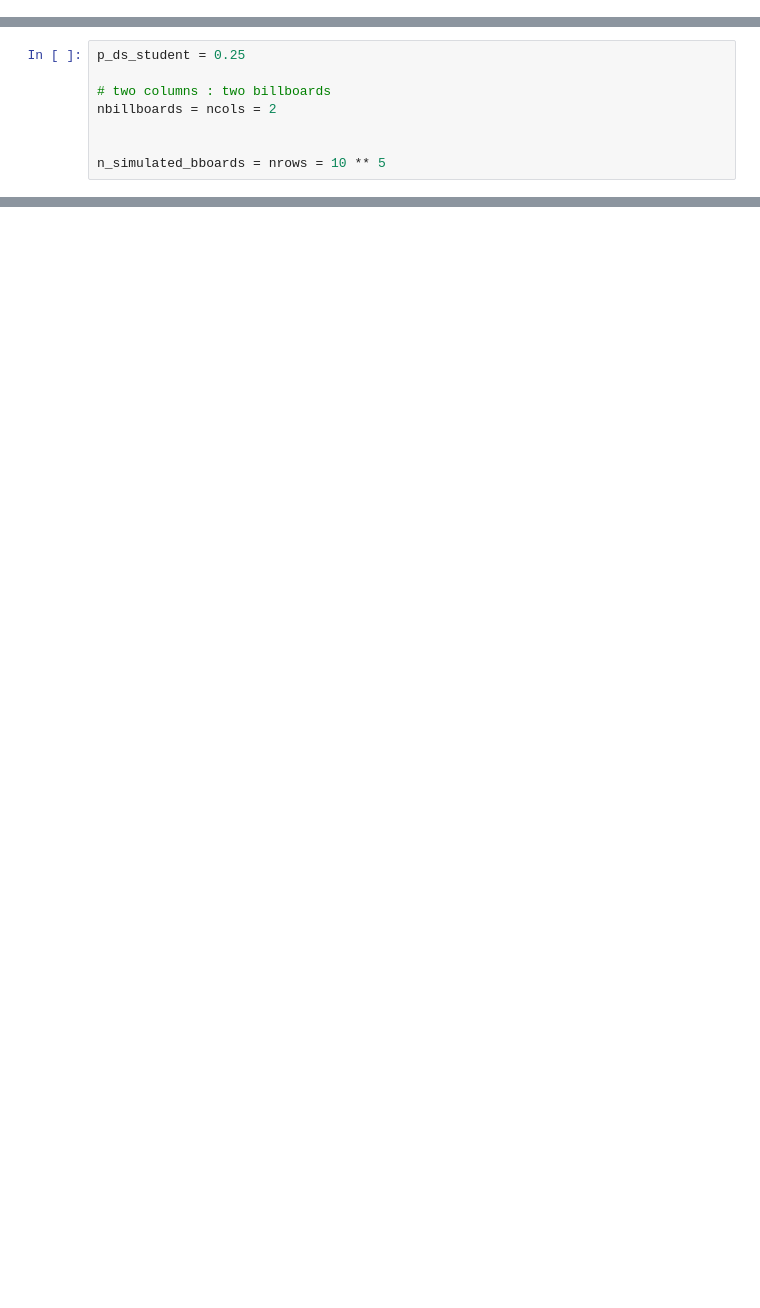
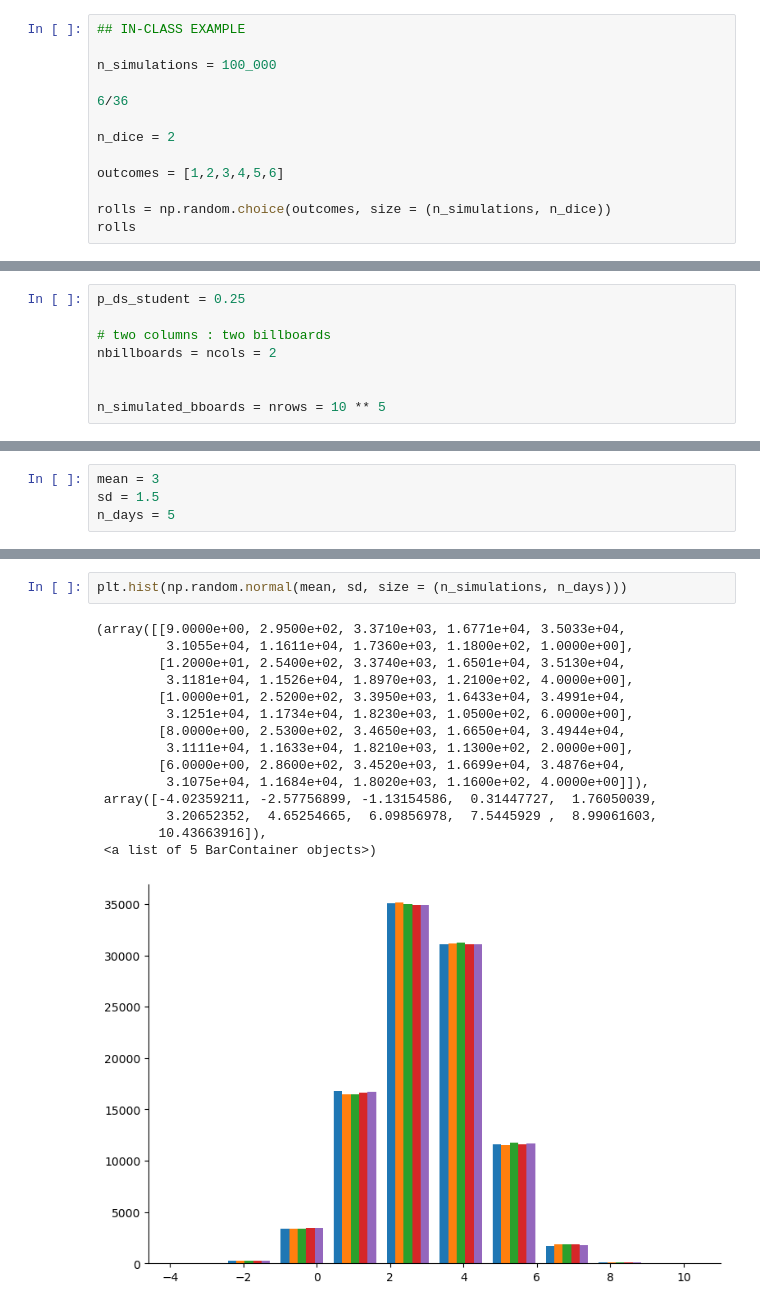
Before and after one commit to MagdalenaRahn/statistics-exercises, a Jupyter notebook: simulation_exercises_28.XI.22.ipynb, the cells around one changed output, grey strips where cells are left out. Drawn from its saved outputs; the diff is of its cells as text; blank space fills up the shorter version.

Commit message:
Adding reviewd exercises from simulation probability lesson.

```diff
--- a/simulation_exercises_28.XI.22.ipynb
+++ b/simulation_exercises_28.XI.22.ipynb
@@ -38,0 +39,13 @@ chancey
+# %%
+## IN-CLASS EXAMPLE
+
+n_simulations = 100_000
+
+6/36
+
+n_dice = 2
+
+outcomes = [1,2,3,4,5,6]
+
+rolls = np.random.choice(outcomes, size = (n_simulations, n_dice))
+rolls
@@ -164,0 +384,4 @@ vending
+# %%
+mean = 3
+sd = 1.5
+n_days = 5
@@ -164,0 +399,18 @@ vending
+# %%
+plt.hist(np.random.normal(mean, sd, size = (n_simulations, n_days)))
+# %% [output]
+(array([[9.0000e+00, 2.9500e+02, 3.3710e+03, 1.6771e+04, 3.5033e+04,
+         3.1055e+04, 1.1611e+04, 1.7360e+03, 1.1800e+02, 1.0000e+00],
+        [1.2000e+01, 2.5400e+02, 3.3740e+03, 1.6501e+04, 3.5130e+04,
+         3.1181e+04, 1.1526e+04, 1.8970e+03, 1.2100e+02, 4.0000e+00],
+        [1.0000e+01, 2.5200e+02, 3.3950e+03, 1.6433e+04, 3.4991e+04,
+         3.1251e+04, 1.1734e+04, 1.8230e+03, 1.0500e+02, 6.0000e+00],
+        [8.0000e+00, 2.5300e+02, 3.4650e+03, 1.6650e+04, 3.4944e+04,
+         3.1111e+04, 1.1633e+04, 1.8210e+03, 1.1300e+02, 2.0000e+00],
+        [6.0000e+00, 2.8600e+02, 3.4520e+03, 1.6699e+04, 3.4876e+04,
+         3.1075e+04, 1.1684e+04, 1.8020e+03, 1.1600e+02, 4.0000e+00]]),
+ array([-4.02359211, -2.57756899, -1.13154586,  0.31447727,  1.76050039,
+         3.20652352,  4.65254665,  6.09856978,  7.5445929 ,  8.99061603,
+        10.43663916]),
+ <a list of 5 BarContainer objects>)
+[figure, added]
```
Also changed, not shown: parts of 103 cells of this notebook, 1 other file.
